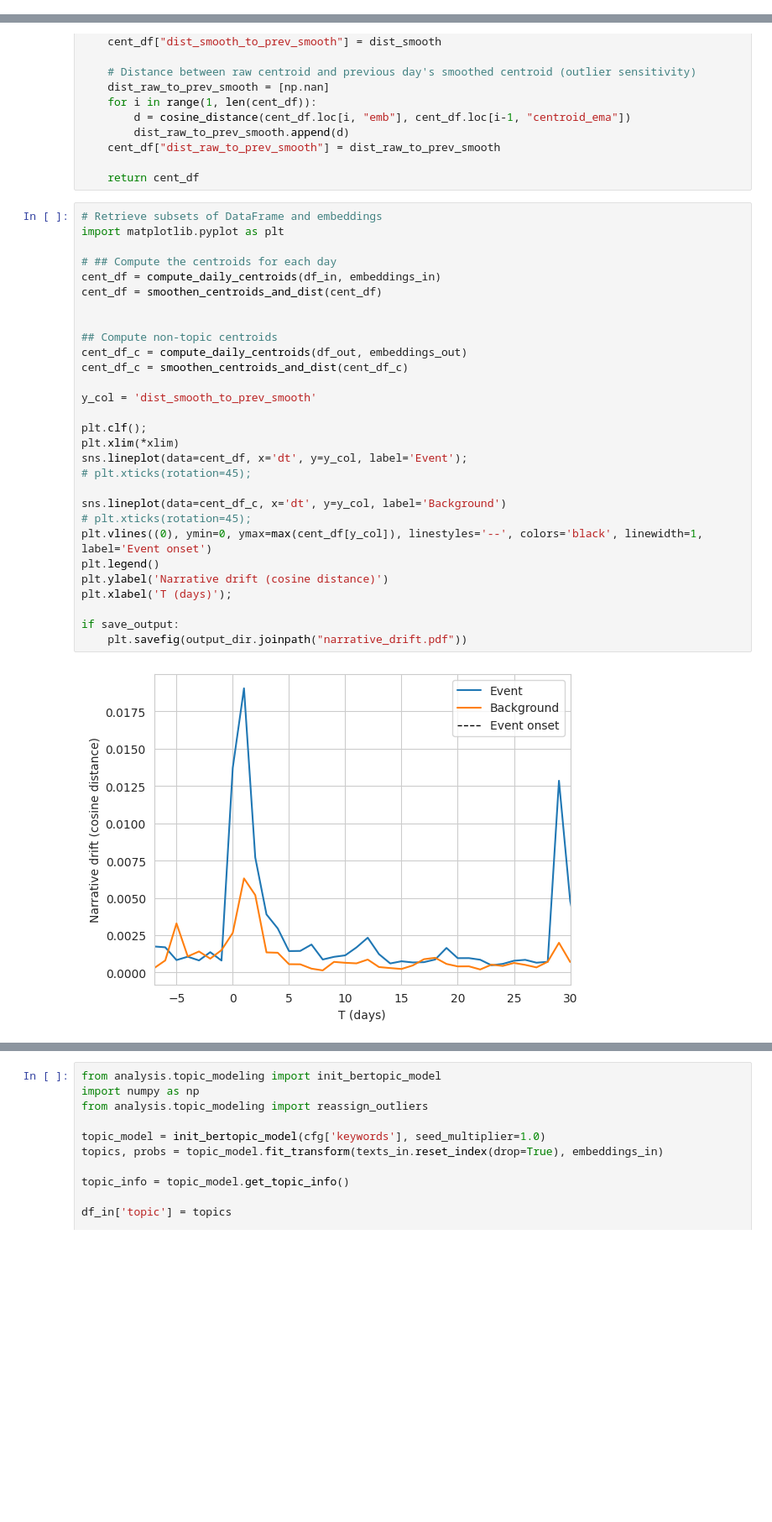
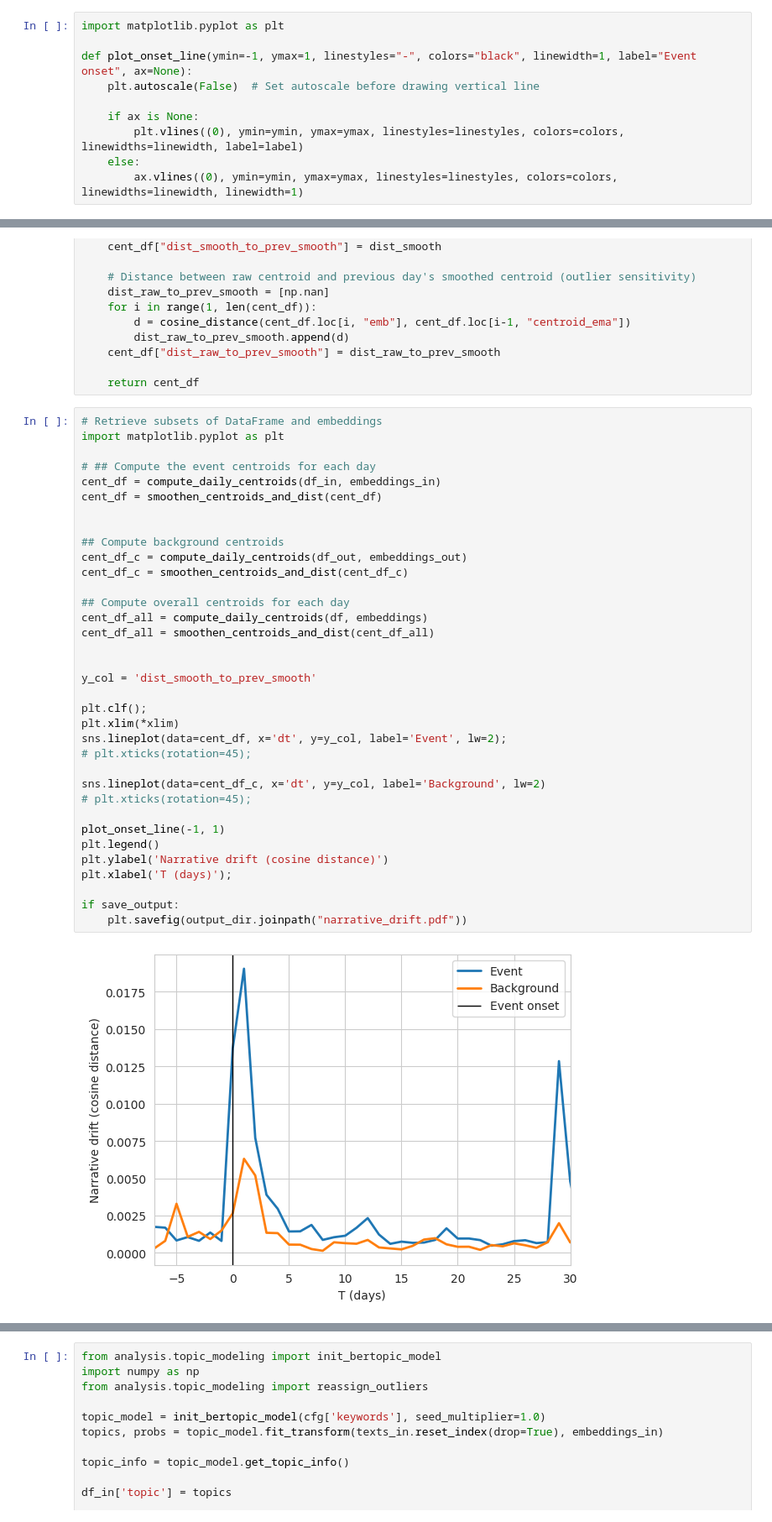
Before and after one commit to elugos/HSMS_LUGOS, a Jupyter notebook: temporal_analysis_hard_seeds.ipynb, the cells around one changed output, grey strips where cells are left out. Shown at 84% size. Saved outputs shown, nothing was run; the diff lists cells and outputs as text; blank space fills up the shorter version.

```diff
--- a/temporal_analysis_hard_seeds.ipynb
+++ b/temporal_analysis_hard_seeds.ipynb
@@ -231,6 +231,16 @@ df["seed_hits_detail"] = [dict(c) for c in doc_seed_hits_detail]
 print(f"Documents with >= 1 seed hit: {(df['seed_hits_count']>0).sum()}/{len(df)}")
 # %% [output]
 Documents with >= 1 seed hit: 3318/12566
+# %%
+import matplotlib.pyplot as plt
+
+def plot_onset_line(ymin=-1, ymax=1, linestyles="-", colors="black", linewidth=1, label="Event onset", ax=None):
+    plt.autoscale(False)  # Set autoscale before drawing vertical line
+
+    if ax is None:
+        plt.vlines((0), ymin=ymin, ymax=ymax, linestyles=linestyles, colors=colors, linewidths=linewidth, label=label)
+    else:
+        ax.vlines((0), ymin=ymin, ymax=ymax, linestyles=linestyles, colors=colors, linewidths=linewidth, linewidth=1)
 # %%
 import seaborn as sns
 import matplotlib.pyplot as plt
@@ -445,34 +457,40 @@ def smoothen_centroids_and_dist(cent_df: pd.DataFrame) -> pd.DataFrame:
 # %%
 # Retrieve subsets of DataFrame and embeddings
 import matplotlib.pyplot as plt
 
-# ## Compute the centroids for each day
+# ## Compute the event centroids for each day
 cent_df = compute_daily_centroids(df_in, embeddings_in)
 cent_df = smoothen_centroids_and_dist(cent_df)
 
 
-## Compute non-topic centroids
+## Compute background centroids
 cent_df_c = compute_daily_centroids(df_out, embeddings_out)
 cent_df_c = smoothen_centroids_and_dist(cent_df_c)
+
+## Compute overall centroids for each day
+cent_df_all = compute_daily_centroids(df, embeddings)
+cent_df_all = smoothen_centroids_and_dist(cent_df_all)
+
 
 y_col = 'dist_smooth_to_prev_smooth'
 
 plt.clf();
 plt.xlim(*xlim)
-sns.lineplot(data=cent_df, x='dt', y=y_col, label='Event');
+sns.lineplot(data=cent_df, x='dt', y=y_col, label='Event', lw=2);
 # plt.xticks(rotation=45);
 
-sns.lineplot(data=cent_df_c, x='dt', y=y_col, label='Background')
+sns.lineplot(data=cent_df_c, x='dt', y=y_col, label='Background', lw=2)
 # plt.xticks(rotation=45);
-plt.vlines((0), ymin=0, ymax=max(cent_df[y_col]), linestyles='--', colors='black', linewidth=1, label='Event onset')
+
+plot_onset_line(-1, 1)
 plt.legend()
 plt.ylabel('Narrative drift (cosine distance)')
 plt.xlabel('T (days)');
 
 if save_output:
     plt.savefig(output_dir.joinpath("narrative_drift.pdf"))
 # %% [output]
-[figure, old version]
+[figure, new version]
 # %%
 ### Plot dispersion
 
```
Also changed, not shown: parts of 9 cells of this notebook, 3 other files.
